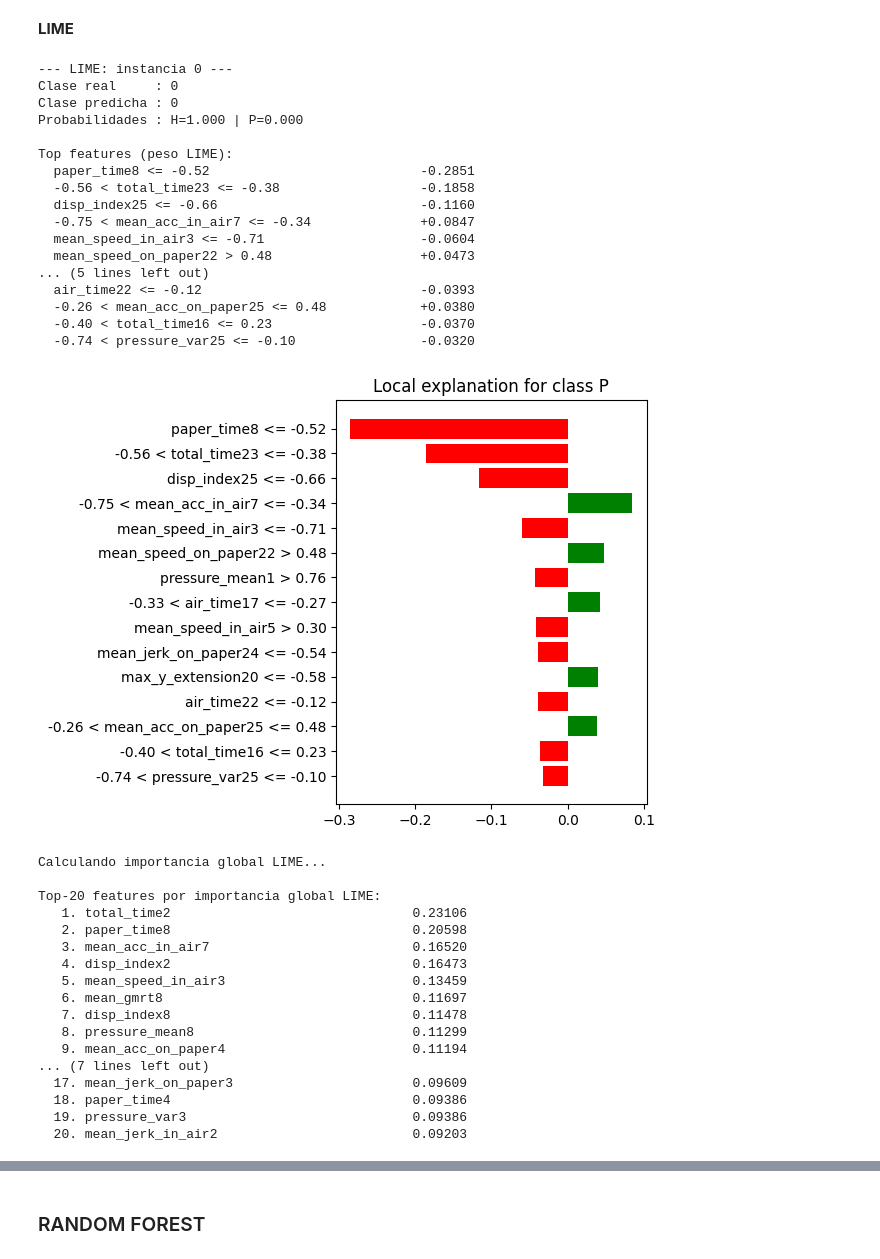
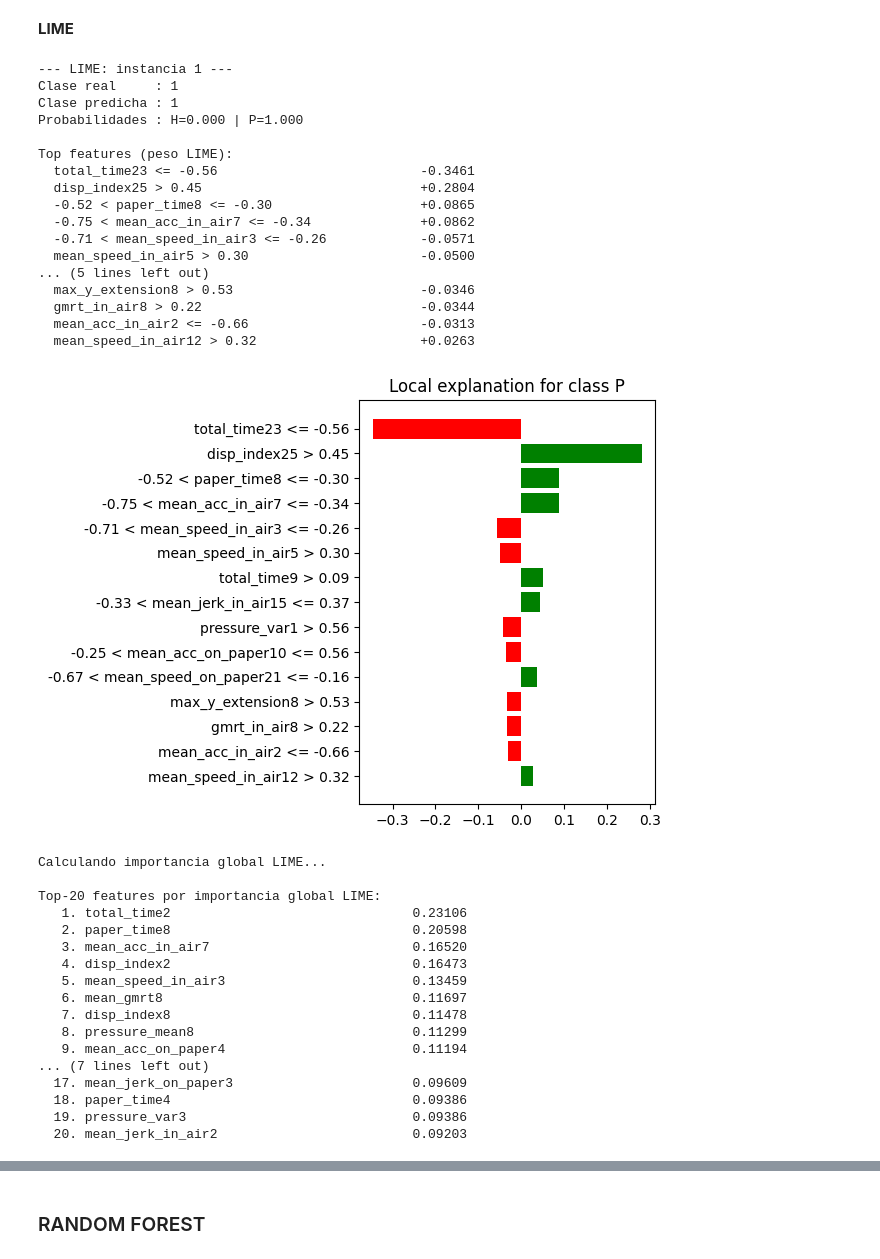
Before and after one commit to joserdeg/pruebas_tfm, a Jupyter notebook: darwin/darwin_ml3.ipynb, the cells around one changed output, grey strips where cells are left out. Drawn from its saved outputs; the diff is of its cells as text; code cells hidden in the pictures.

```diff
--- a/darwin/darwin_ml3.ipynb
+++ b/darwin/darwin_ml3.ipynb
@@ -318,8 +250,8 @@ explainer = lime.lime_tabular.LimeTabularExplainer(
     random_state  = 42
 )
 
-# ── Explicación individual (instancia 0) ──
-INSTANCE_IDX = 0
+# ── Explicación individual (instancia 1) ──
+INSTANCE_IDX = 1
 instance = X_test_scaled[INSTANCE_IDX]
 
 exp = explainer.explain_instance(
@@ -355,48 +287,48 @@ for i in range(len(X_test_scaled)):
         num_samples  = 1000
     )
     for feat, weight in exp_i.as_list():
         for col in X.columns:
             if col in feat:
                 all_weights[col].append(abs(weight))
                 break
 
 global_importance = {
     feat: np.mean(weights) if weights else 0.0
     for feat, weights in all_weights.items()
 }
 
 top_global = sorted(global_importance.items(), key=lambda x: x[1], reverse=True)[:20]
 
 print("\nTop-20 features por importancia global LIME:")
 for rank, (feat, score) in enumerate(top_global, 1):
     print(f"  {rank:2d}. {feat:40s}  {score:.5f}")
 
 feats, scores = zip(*top_global)
 fig, ax = plt.subplots(figsize=(10, 6))
 ax.barh(feats[::-1], scores[::-1], color="steelblue")
 ax.set_xlabel("Importancia media |peso LIME|")
 ax.set_title("Importancia global aproximada (LIME) — Top 20 features")
 plt.tight_layout()
 plt.show()
 # %% [output]
---- LIME: instancia 0 ---
-Clase real     : 0
-Clase predicha : 0
-Probabilidades : H=1.000 | P=0.000
+--- LIME: instancia 1 ---
+Clase real     : 1
+Clase predicha : 1
+Probabilidades : H=0.000 | P=1.000
 
 Top features (peso LIME):
-  paper_time8 <= -0.52                           -0.2851
-  -0.56 < total_time23 <= -0.38                  -0.1858
-  disp_index25 <= -0.66                          -0.1160
-  -0.75 < mean_acc_in_air7 <= -0.34              +0.0847
-  mean_speed_in_air3 <= -0.71                    -0.0604
-  mean_speed_on_paper22 > 0.48                   +0.0473
+  total_time23 <= -0.56                          -0.3461
+  disp_index25 > 0.45                            +0.2804
+  -0.52 < paper_time8 <= -0.30                   +0.0865
+  -0.75 < mean_acc_in_air7 <= -0.34              +0.0862
+  -0.71 < mean_speed_in_air3 <= -0.26            -0.0571
+  mean_speed_in_air5 > 0.30                      -0.0500
 ... (5 lines left out)
-  air_time22 <= -0.12                            -0.0393
-  -0.26 < mean_acc_on_paper25 <= 0.48            +0.0380
-  -0.40 < total_time16 <= 0.23                   -0.0370
-  -0.74 < pressure_var25 <= -0.10                -0.0320
+  max_y_extension8 > 0.53                        -0.0346
+  gmrt_in_air8 > 0.22                            -0.0344
+  mean_acc_in_air2 <= -0.66                      -0.0313
+  mean_speed_in_air12 > 0.32                     +0.0263
-[figure, old version]
+[figure, new version]
 Calculando importancia global LIME...
 
 Top-20 features por importancia global LIME:
```
Also changed, not shown: parts of 12 cells of this notebook, 21 other files.
